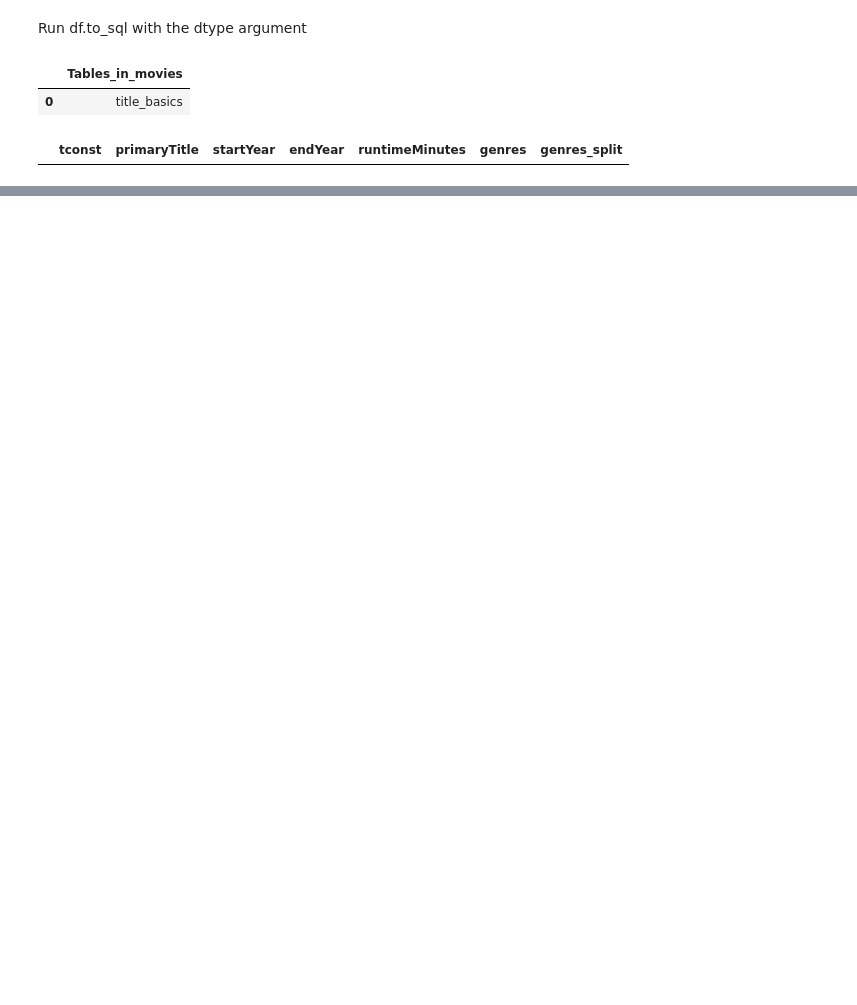
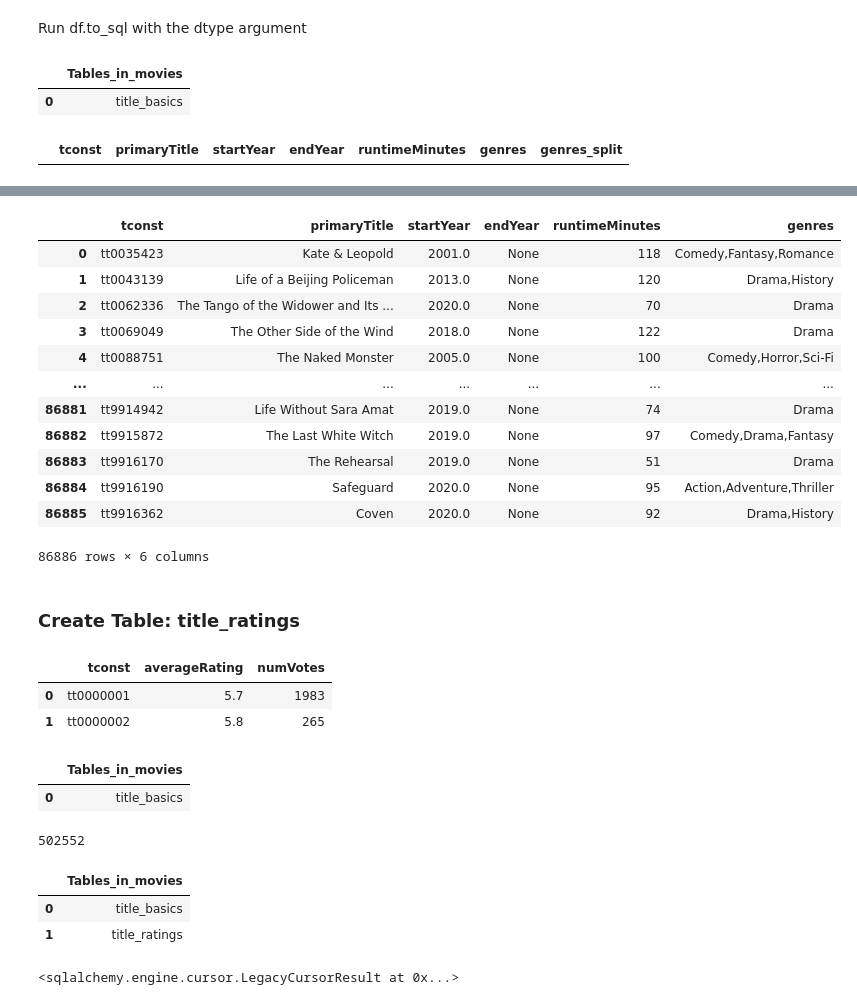
Before and after one commit to whitefreeze/IMDB-What_Makes_Successful_Movies, a Jupyter notebook: What_Makes_Successful_Movies-Database.ipynb, the cells around one changed output, grey strips where cells are left out. Cells and saved outputs as stored; diff of their text form; code cells hidden in the pictures; blank space fills up the shorter version.

```diff
--- a/What_Makes_Successful_Movies-Database.ipynb
+++ b/What_Makes_Successful_Movies-Database.ipynb
@@ -381,0 +408,53 @@ engine.execute('ALTER TABLE title_basics ADD PRIMARY KEY (`tconst`);')
+# %%
+# Verify table was created
+q = '''
+SELECT * FROM title_basics;
+'''
+pd.read_sql(q, engine)
+# %% [output]
+|  | tconst | primaryTitle | startYear | endYear | runtimeMinutes | genres |
+| 0 | tt0035423 | Kate & Leopold | 2001.0 | None | 118 | Comedy,Fantasy,Romance |
+| 1 | tt0043139 | Life of a Beijing Policeman | 2013.0 | None | 120 | Drama,History |
+| 2 | tt0062336 | The Tango of the Widower and Its ... | 2020.0 | None | 70 | Drama |
+| 3 | tt0069049 | The Other Side of the Wind | 2018.0 | None | 122 | Drama |
+| 4 | tt0088751 | The Naked Monster | 2005.0 | None | 100 | Comedy,Horror,Sci-Fi |
+| ... | ... | ... | ... | ... | ... | ... |
+| 86881 | tt9914942 | Life Without Sara Amat | 2019.0 | None | 74 | Drama |
+| 86882 | tt9915872 | The Last White Witch | 2019.0 | None | 97 | Comedy,Drama,Fantasy |
+| 86883 | tt9916170 | The Rehearsal | 2019.0 | None | 51 | Drama |
+| 86884 | tt9916190 | Safeguard | 2020.0 | None | 95 | Action,Adventure,Thriller |
+| 86885 | tt9916362 | Coven | 2020.0 | None | 92 | Drama,History |
+86886 rows × 6 columns
+# %% [markdown]
+### Create Table: title_ratings
+# %%
+ratings.head(2)
+# %% [output]
+|  | tconst | averageRating | numVotes |
+| 0 | tt0000001 | 5.7 | 1983 |
+| 1 | tt0000002 | 5.8 | 265 |
+# %%
+# Check what tables were created
+q = '''SHOW TABLES;'''
+pd.read_sql(q, engine)
+# %% [output]
+|  | Tables_in_movies |
+| 0 | title_basics |
+# %%
+# Save to sql with dtype and index=False
+ratings.to_sql('title_ratings',engine,dtype=df_schema,if_exists='replace',index=False)
+# %% [output]
+502552
+# %%
+# Check what tables were created
+q = '''SHOW TABLES;'''
+pd.read_sql(q, engine)
+# %% [output]
+|  | Tables_in_movies |
+| 0 | title_basics |
+| 1 | title_ratings |
+# %%
+# Run query to ADD PRIMARY KEY
+engine.execute('ALTER TABLE title_ratings ADD PRIMARY KEY (`tconst`);')
+# %% [output]
+<sqlalchemy.engine.cursor.LegacyCursorResult at 0x...>
```
Also changed, not shown: parts of 30 cells of this notebook.
